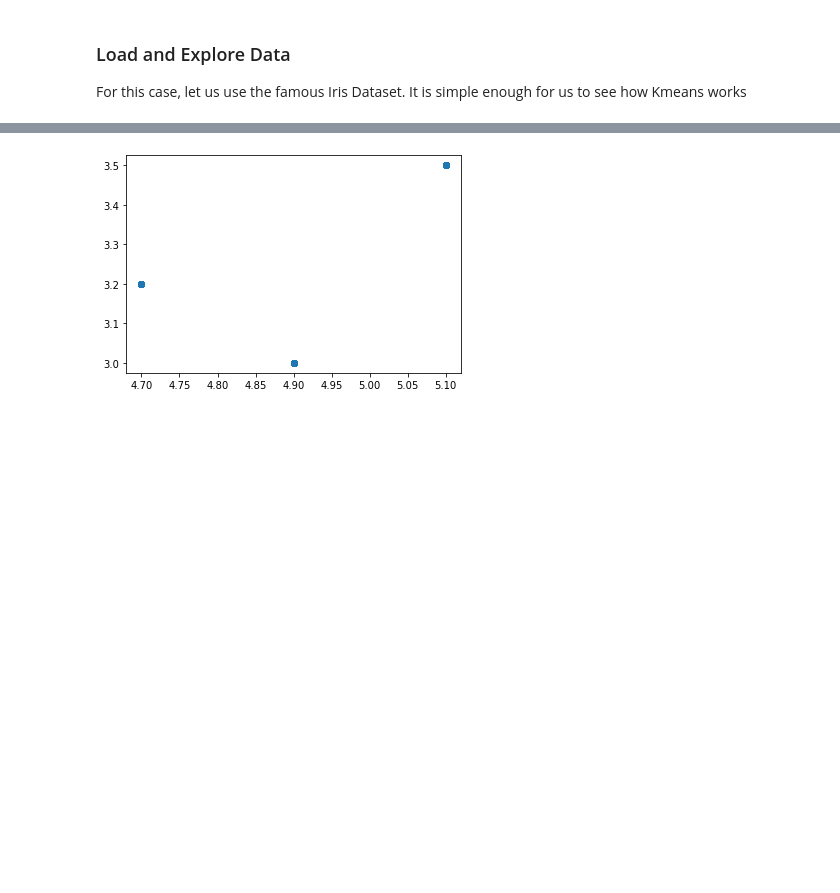
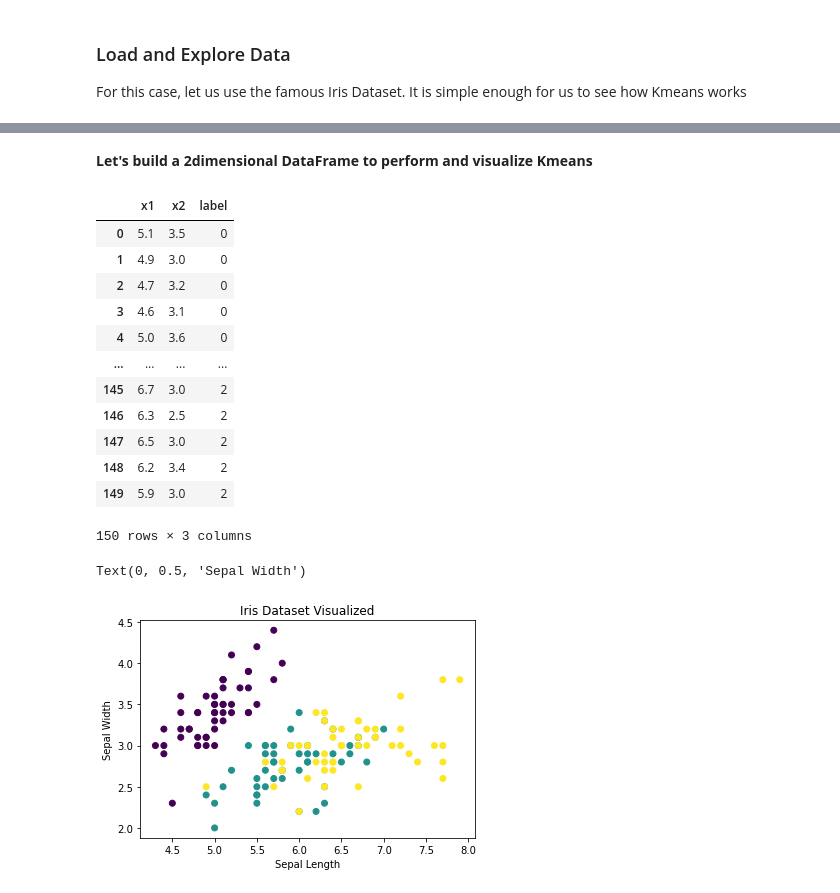
Before and after one commit to olivierkdc/Machine_Learning_Algorithms, a Jupyter notebook: Unsupervised_Learning/Classification - KMeans.ipynb, the cells around one changed output, grey strips where cells are left out. Cells and saved outputs as stored; diff of their text form; code cells hidden in the pictures; blank space fills up the shorter version.

Commit message:
adding work to K-Means. Might add 3Dimensional Kmeans later if time permits

```diff
--- a/Unsupervised_Learning/Classification - KMeans.ipynb
+++ b/Unsupervised_Learning/Classification - KMeans.ipynb
@@ -16,10 +17,8 @@ from sklearn.datasets import load_iris.
 For this case, let us use the famous Iris Dataset. It is simple enough for us to see how Kmeans works
 # %%
 iris = load_iris(as_frame = True)
-data = iris.data # Feature Data
-target = iris.target # Target Label
-df=pd.DataFrame(data,target) # Combine into a DataFrame
-df.reset_index(drop = False, inplace = True)
-df.columns = ["target","sepal_length","sepal_width","petal_length","petal_width"]
-df.head()
+X = iris.data
+y = iris.target
+labels = iris.target_names
+print(labels)
 # %% [output]
@@ -32,5 +57,27 @@ df.head()
+# %% [markdown]
+__Let's build a 2dimensional DataFrame to perform and visualize Kmeans__
 # %%
-plt.scatter(df["sepal_length"], df["sepal_width"])
-plt.show()
+df = pd.DataFrame(data = {"x1":X["sepal length (cm)"], "x2":X["sepal width (cm)"], "label" : y})
+df
 # %% [output]
-[figure, removed]
+|  | x1 | x2 | label |
+| 0 | 5.1 | 3.5 | 0 |
+| 1 | 4.9 | 3.0 | 0 |
+| 2 | 4.7 | 3.2 | 0 |
+| 3 | 4.6 | 3.1 | 0 |
+| 4 | 5.0 | 3.6 | 0 |
+| ... | ... | ... | ... |
+| 145 | 6.7 | 3.0 | 2 |
+| 146 | 6.3 | 2.5 | 2 |
+| 147 | 6.5 | 3.0 | 2 |
+| 148 | 6.2 | 3.4 | 2 |
+| 149 | 5.9 | 3.0 | 2 |
+150 rows × 3 columns
+# %%
+plt.scatter(df['x1'],df['x2'], c = df['label'])
+plt.title("Iris Dataset Visualized")
+plt.xlabel("Sepal Length")
+plt.ylabel("Sepal Width")
+# %% [output]
+Text(0, 0.5, 'Sepal Width')
+[figure, added]
```
Also changed, not shown: parts of 13 cells of this notebook.
